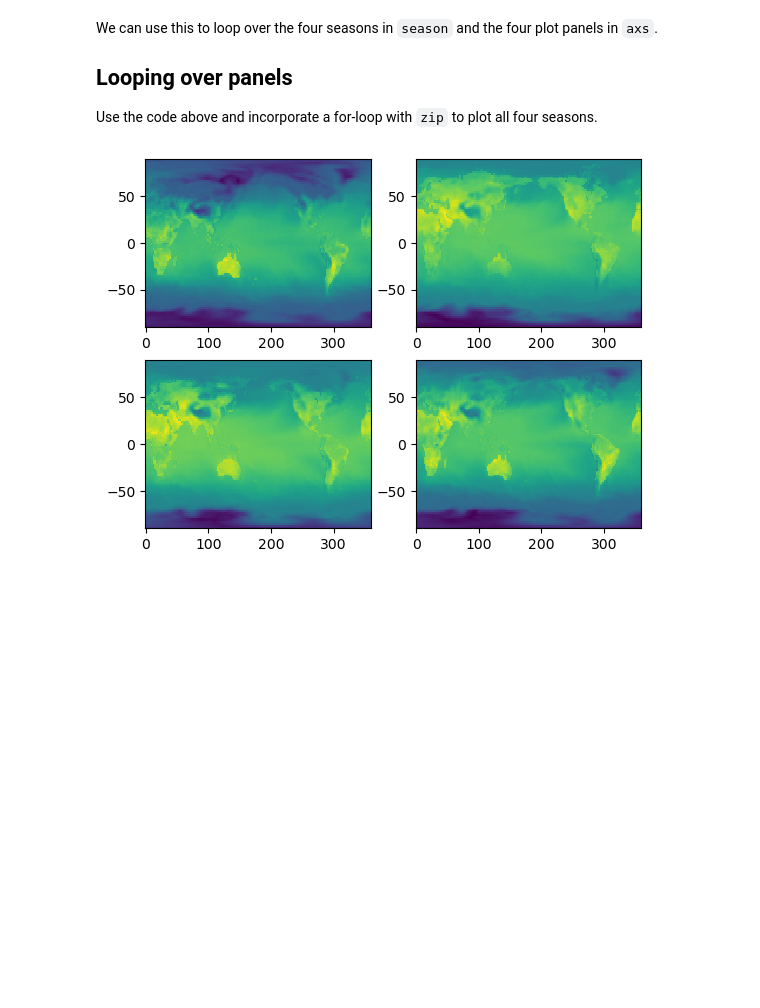
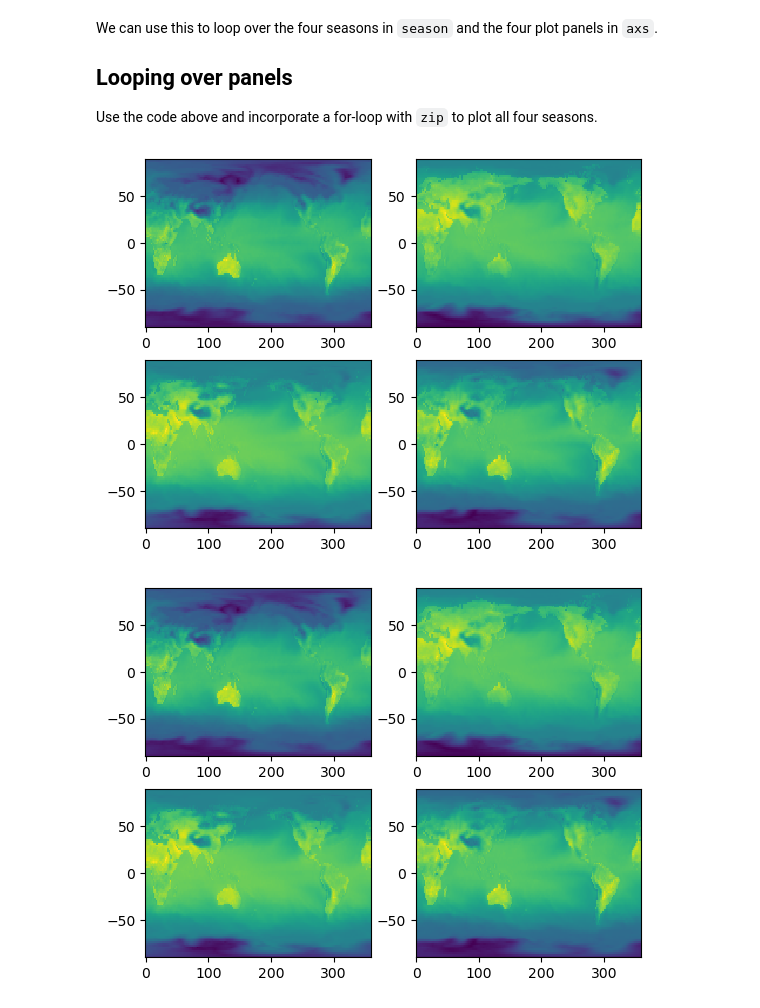
Before and after one commit to match798/G690, a Jupyter notebook: 06_advanced_plotting/06_workalong01_advanced_plotting.ipynb, the cells around one changed output. Saved outputs shown, nothing was run; the diff lists cells and outputs as text; code cells hidden in the pictures; blank space fills up the shorter version.

```diff
--- a/06_advanced_plotting/06_workalong01_advanced_plotting.ipynb
+++ b/06_advanced_plotting/06_workalong01_advanced_plotting.ipynb
@@ -158,6 +149,20 @@ We can use this to loop over the four seasons in `season` and the four plot pane
 ## Looping over panels
 
 Use the code above and incorporate a for-loop with `zip` to plot all four seasons.
+# %%
+# using zip
+fig, axs2d = plt.subplots(2,2)
+
+axs = axs2d.ravel()
+
+# select the season's data
+for ax, season in zip(axs, seasons):
+    max_temp_this_season = max_temp_xr.sel(season = season)
+    ax.pcolormesh(lon, lat, max_temp_this_season)
+
+plt.show()
+# %% [output]
+[figure, added]
 # %%
 """ Plot data for each season using a for loop and zip"""
 fig, axs2d = plt.subplots(2,2)
```
Also changed, not shown: parts of 7 cells of this notebook.
